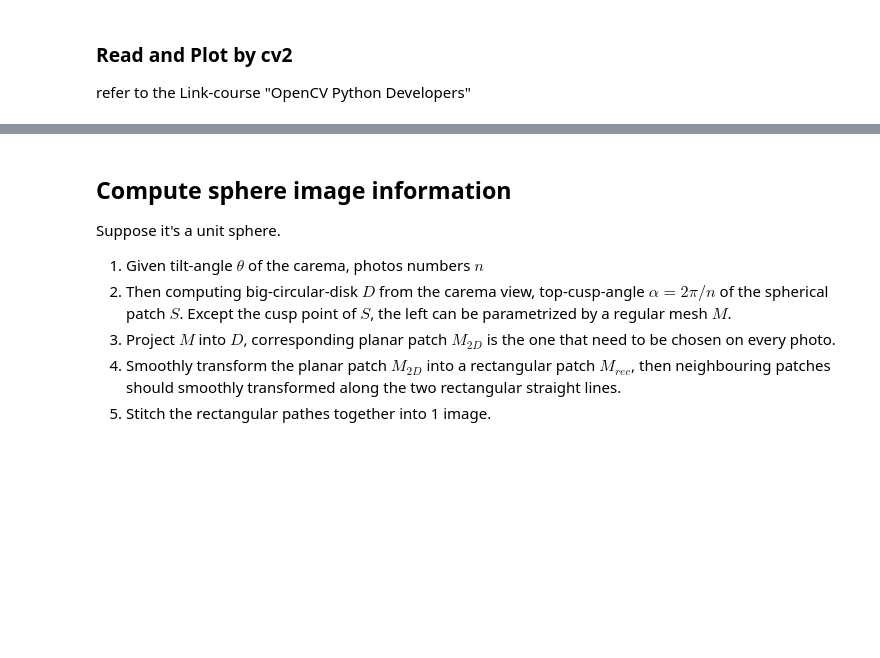
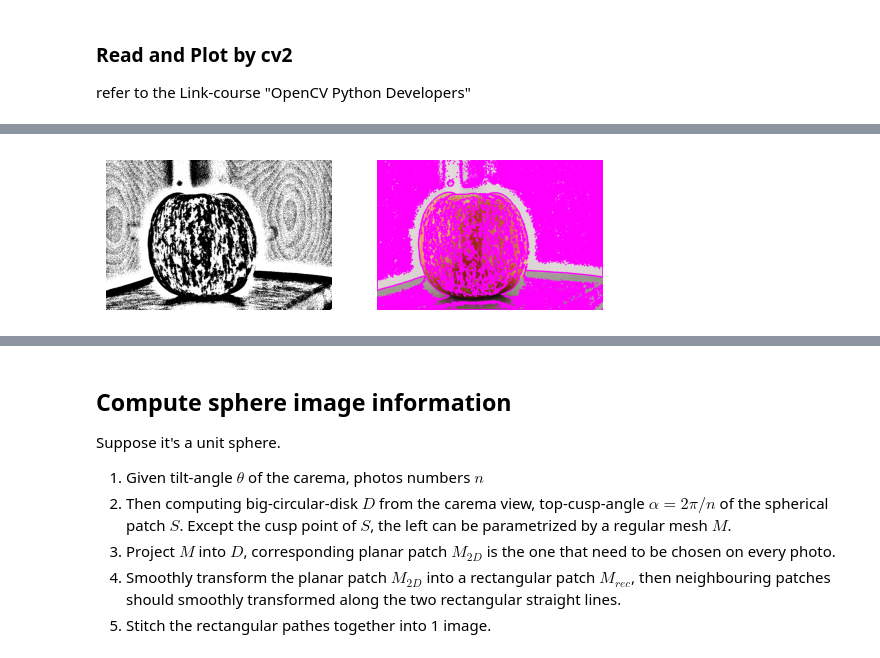
Before and after one commit to WWmore/imageprocessing, a Jupyter notebook: Ball photos stitching.ipynb, the cells around one changed output, grey strips where cells are left out. Saved outputs shown, nothing was run; the diff lists cells and outputs as text; code cells hidden in the pictures; blank space fills up the shorter version.

```diff
--- a/Ball photos stitching.ipynb
+++ b/Ball photos stitching.ipynb
@@ -77,15 +52,0 @@ def circle_moment(subimg, gray_img): ## no use
-# %%
-def circle_contour(subimg, gray_img): ## no use
-    ## another way: build Gaussian threshold (refer 03_06.py)
-    thresh = cv2.adaptiveThreshold(gray_img, 255, cv2.ADAPTIVE_THRESH_GAUSSIAN_C, cv2.THRESH_BINARY, 115, 1)
-    cv2.imshow("Binary", thresh)
-    contours, hierarchy = cv2.findContours(thresh, cv2.RETR_TREE, cv2.CHAIN_APPROX_SIMPLE)
-    img2 = subimg.copy()
-    index = -1
-    thickness = 4
-    color = (255, 0, 255)
-    cv2.drawContours(img2, contours, index, color, thickness)
-    cv2.imshow("Contours",img2)
-
-    cv2.waitKey(0)
-    cv2.destroyAllWindows()
@@ -168,0 +234,26 @@ else:
+# %%
+def circle_contour(subimg): ## no use
+    "from 03_06_compute_contour.py, 03_07_contour_centroid.py"
+    gray_img = cv2.cvtColor(subimg, cv2.COLOR_BGR2GRAY)
+    ## another way: build Gaussian threshold (refer 03_06.py)
+    thresh = cv2.adaptiveThreshold(gray_img, 255, cv2.ADAPTIVE_THRESH_GAUSSIAN_C, cv2.THRESH_BINARY, 115, 1)
+
+    contours, hierarchy = cv2.findContours(thresh, cv2.RETR_TREE, cv2.CHAIN_APPROX_SIMPLE)
+    img2 = subimg.copy()
+    index = -1
+    thickness = 4
+    color = (255, 0, 255)
+    cv2.drawContours(img2, contours, index, color, thickness)
+
+    fig, axs = plt.subplots(1,2)
+    axs[0].imshow(cv2.cvtColor(thresh, cv2.COLOR_BGR2RGB))
+    axs[1].imshow(cv2.cvtColor(img2, cv2.COLOR_BGR2RGB))
+    axs[0].set_axis_off()
+    axs[1].set_axis_off()
+    plt.show()
+
+    #return center, radius
+
+circle_contour(img)
+# %% [output]
+[figure, added]
```
Also changed, not shown: parts of 19 cells of this notebook, 5 other files.
